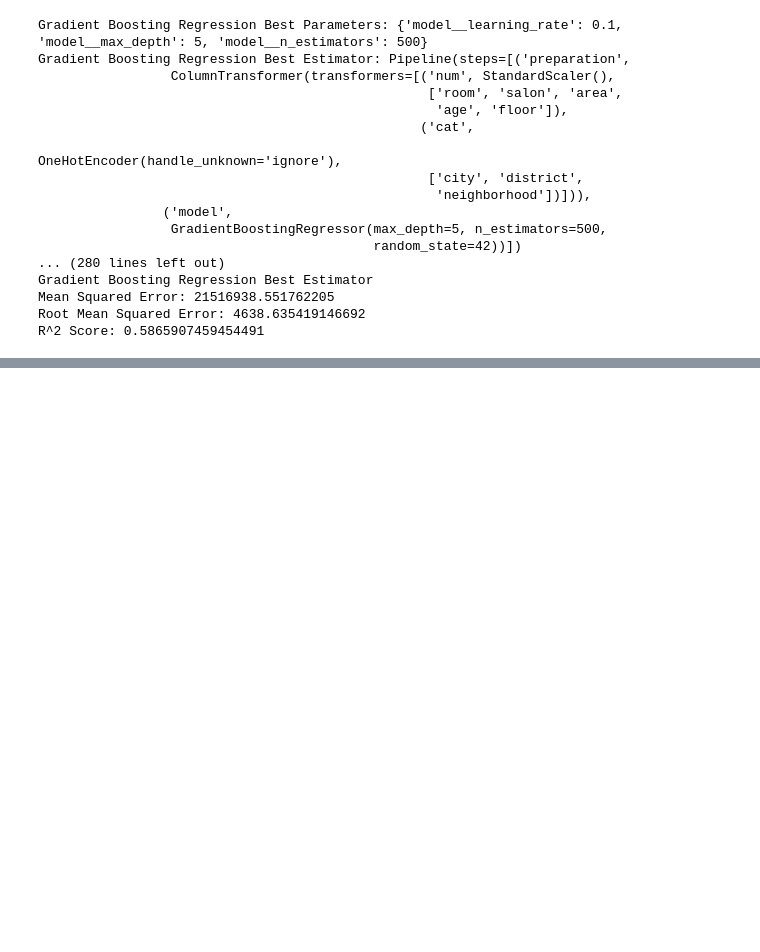
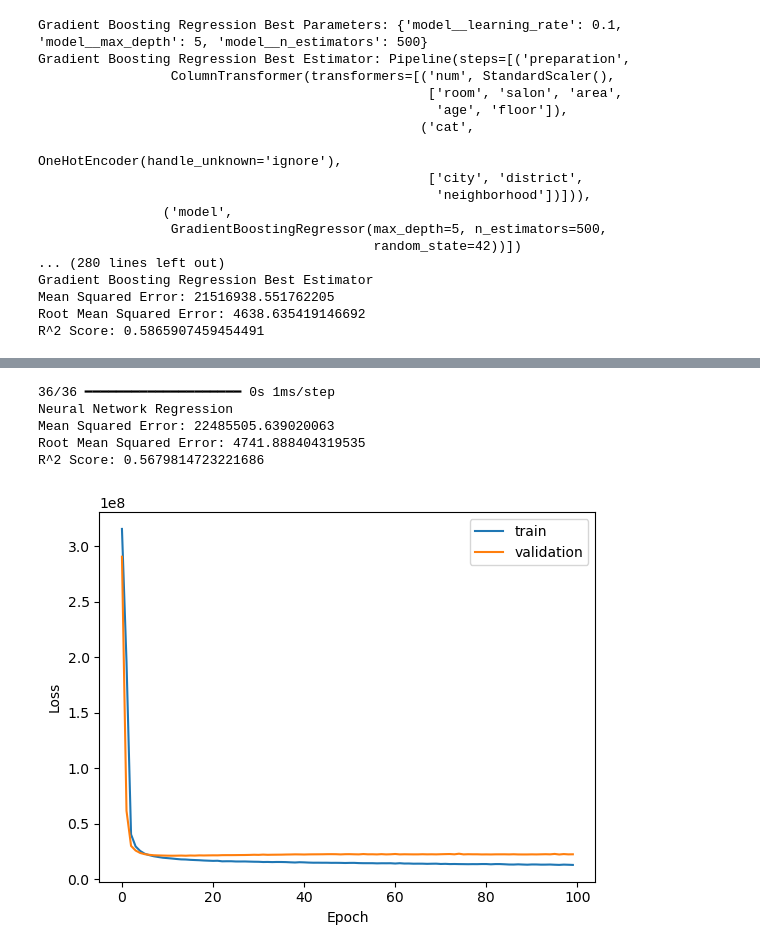
Before and after one commit to canbula/EgeEmlak, a Jupyter notebook: notebook03.ipynb, the cells around one changed output, grey strips where cells are left out. Cells and saved outputs as stored; diff of their text form; code cells hidden in the pictures; blank space fills up the shorter version.

```diff
--- a/notebook03.ipynb
+++ b/notebook03.ipynb
@@ -411,0 +433,21 @@ R^2 Score: 0.5865907459454491
+# %%
+numeric_transformer = Pipeline(steps=[
+    ('scaler', StandardScaler())
+])
+
+categorical_transformer = Pipeline(steps=[
+    ('onehot', OneHotEncoder(handle_unknown='ignore'))
+])
+# %%
+preprocessor = ColumnTransformer(
+    transformers=[
+        ('num', numeric_transformer, numerical_features),
+        ('cat', categorical_transformer, categorical_features)
+    ])
+# %%
+X_train_preprocessed = preprocessor.fit_transform(X_train)
+X_test_preprocessed = preprocessor.transform(X_test)
+# %%
+model = create_model(X_train_preprocessed.shape[1])
+# history = model.fit(X_train_preprocessed, y_train, epochs=100, validation_split=0.2, verbose=1, callbacks=[EarlyStopping(patience=10)])
+history = model.fit(X_train_preprocessed, y_train, epochs=100, validation_split=0.2, verbose=1)
@@ -411,0 +479,25 @@ R^2 Score: 0.5865907459454491
+# %%
+y_pred_nn = model.predict(X_test_preprocessed)
+mse_nn = mean_squared_error(y_test, y_pred_nn)
+rmse_nn = np.sqrt(mse_nn)
+r2_nn = r2_score(y_test, y_pred_nn)
+print('Neural Network Regression')
+print('Mean Squared Error:', mse_nn)
+print('Root Mean Squared Error:', rmse_nn)
+print('R^2 Score:', r2_nn)
+# %% [output]
+36/36 ━━━━━━━━━━━━━━━━━━━━ 0s 1ms/step
+Neural Network Regression
+Mean Squared Error: 22485505.639020063
+Root Mean Squared Error: 4741.888404319535
+R^2 Score: 0.5679814723221686
+# %%
+# plot the learning curves
+plt.plot(history.history['loss'], label='train')
+plt.plot(history.history['val_loss'], label='validation')
+plt.xlabel('Epoch')
+plt.ylabel('Loss')
+plt.legend()
+plt.show()
+# %% [output]
+[figure, added]
```
Also changed, not shown: parts of 6 cells of this notebook, 1 other file.
